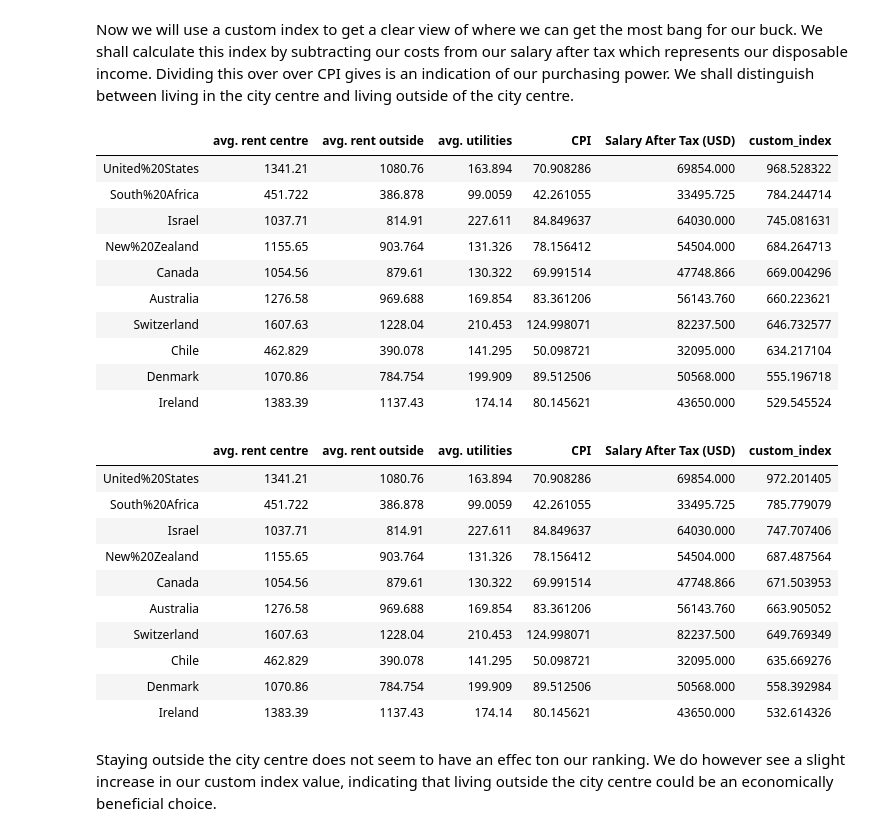
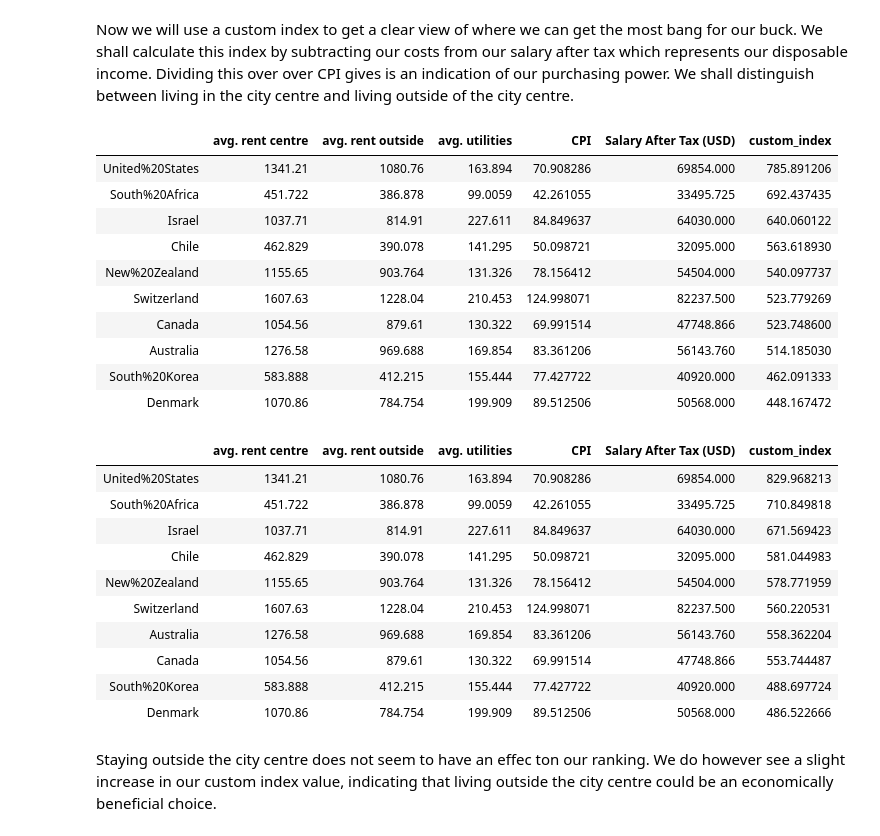
Before and after one commit to hendrikbaacke/Data-Madness, a Jupyter notebook: Income_and_Living_Prices__Data_Madness.ipynb, the cells around one changed output. Cells and saved outputs as stored; diff of their text form; code cells hidden in the pictures.

```diff
--- a/Income_and_Living_Prices__Data_Madness.ipynb
+++ b/Income_and_Living_Prices__Data_Madness.ipynb
@@ -1046,38 +1044,38 @@ Now we will use a custom index to get a clear view of where we can get the most
 # %%
 custom_index = []
 for i, country in enumerate(survey_countries) :
-    custom_index.append((df['Salary After Tax (USD)'].iloc[i] - (df['avg. rent centre'].iloc[i] - df['avg. utilities'].iloc[i]))/df['CPI'].iloc[i])
+    custom_index.append((df['Salary After Tax (USD)'].iloc[i] - (df['avg. rent centre'].iloc[i]*12 - df['avg. utilities'].iloc[i]*12))/df['CPI'].iloc[i])
 df['custom_index'] = custom_index
 df.sort_values(by= 'custom_index', ascending=False)[:10]
 # %% [output]
 |  | avg. rent centre | avg. rent outside | avg. utilities | CPI | Salary After Tax (USD) | custom_index |
-| United%20States | 1341.21 | 1080.76 | 163.894 | 70.908286 | 69854.000 | 968.528322 |
-| South%20Africa | 451.722 | 386.878 | 99.0059 | 42.261055 | 33495.725 | 784.244714 |
-| Israel | 1037.71 | 814.91 | 227.611 | 84.849637 | 64030.000 | 745.081631 |
-| New%20Zealand | 1155.65 | 903.764 | 131.326 | 78.156412 | 54504.000 | 684.264713 |
-| Canada | 1054.56 | 879.61 | 130.322 | 69.991514 | 47748.866 | 669.004296 |
-| Australia | 1276.58 | 969.688 | 169.854 | 83.361206 | 56143.760 | 660.223621 |
-| Switzerland | 1607.63 | 1228.04 | 210.453 | 124.998071 | 82237.500 | 646.732577 |
-| Chile | 462.829 | 390.078 | 141.295 | 50.098721 | 32095.000 | 634.217104 |
-| Denmark | 1070.86 | 784.754 | 199.909 | 89.512506 | 50568.000 | 555.196718 |
-| Ireland | 1383.39 | 1137.43 | 174.14 | 80.145621 | 43650.000 | 529.545524 |
+| United%20States | 1341.21 | 1080.76 | 163.894 | 70.908286 | 69854.000 | 785.891206 |
+| South%20Africa | 451.722 | 386.878 | 99.0059 | 42.261055 | 33495.725 | 692.437435 |
+| Israel | 1037.71 | 814.91 | 227.611 | 84.849637 | 64030.000 | 640.060122 |
+| Chile | 462.829 | 390.078 | 141.295 | 50.098721 | 32095.000 | 563.618930 |
+| New%20Zealand | 1155.65 | 903.764 | 131.326 | 78.156412 | 54504.000 | 540.097737 |
+| Switzerland | 1607.63 | 1228.04 | 210.453 | 124.998071 | 82237.500 | 523.779269 |
+| Canada | 1054.56 | 879.61 | 130.322 | 69.991514 | 47748.866 | 523.748600 |
+| Australia | 1276.58 | 969.688 | 169.854 | 83.361206 | 56143.760 | 514.185030 |
+| South%20Korea | 583.888 | 412.215 | 155.444 | 77.427722 | 40920.000 | 462.091333 |
+| Denmark | 1070.86 | 784.754 | 199.909 | 89.512506 | 50568.000 | 448.167472 |
 # %%
 custom_index = []
 for i, country in enumerate(survey_countries) :
-    custom_index.append((df['Salary After Tax (USD)'].iloc[i] - (df['avg. rent outside'].iloc[i] - df['avg. utilities'].iloc[i]))/df['CPI'].iloc[i])
+    custom_index.append((df['Salary After Tax (USD)'].iloc[i] - (df['avg. rent outside'].iloc[i]*12 - df['avg. utilities'].iloc[i]*12))/df['CPI'].iloc[i])
 df['custom_index'] = custom_index
 df.sort_values(by= 'custom_index', ascending=False)[:10]
 # %% [output]
 |  | avg. rent centre | avg. rent outside | avg. utilities | CPI | Salary After Tax (USD) | custom_index |
-| United%20States | 1341.21 | 1080.76 | 163.894 | 70.908286 | 69854.000 | 972.201405 |
-| South%20Africa | 451.722 | 386.878 | 99.0059 | 42.261055 | 33495.725 | 785.779079 |
-| Israel | 1037.71 | 814.91 | 227.611 | 84.849637 | 64030.000 | 747.707406 |
-| New%20Zealand | 1155.65 | 903.764 | 131.326 | 78.156412 | 54504.000 | 687.487564 |
-| Canada | 1054.56 | 879.61 | 130.322 | 69.991514 | 47748.866 | 671.503953 |
-| Australia | 1276.58 | 969.688 | 169.854 | 83.361206 | 56143.760 | 663.905052 |
-| Switzerland | 1607.63 | 1228.04 | 210.453 | 124.998071 | 82237.500 | 649.769349 |
-| Chile | 462.829 | 390.078 | 141.295 | 50.098721 | 32095.000 | 635.669276 |
-| Denmark | 1070.86 | 784.754 | 199.909 | 89.512506 | 50568.000 | 558.392984 |
-| Ireland | 1383.39 | 1137.43 | 174.14 | 80.145621 | 43650.000 | 532.614326 |
+| United%20States | 1341.21 | 1080.76 | 163.894 | 70.908286 | 69854.000 | 829.968213 |
+| South%20Africa | 451.722 | 386.878 | 99.0059 | 42.261055 | 33495.725 | 710.849818 |
+| Israel | 1037.71 | 814.91 | 227.611 | 84.849637 | 64030.000 | 671.569423 |
+| Chile | 462.829 | 390.078 | 141.295 | 50.098721 | 32095.000 | 581.044983 |
+| New%20Zealand | 1155.65 | 903.764 | 131.326 | 78.156412 | 54504.000 | 578.771959 |
+| Switzerland | 1607.63 | 1228.04 | 210.453 | 124.998071 | 82237.500 | 560.220531 |
+| Australia | 1276.58 | 969.688 | 169.854 | 83.361206 | 56143.760 | 558.362204 |
+| Canada | 1054.56 | 879.61 | 130.322 | 69.991514 | 47748.866 | 553.744487 |
+| South%20Korea | 583.888 | 412.215 | 155.444 | 77.427722 | 40920.000 | 488.697724 |
+| Denmark | 1070.86 | 784.754 | 199.909 | 89.512506 | 50568.000 | 486.522666 |
 # %% [markdown]
 Staying outside the city centre does not seem to have an effec ton our ranking. We do however see a slight increase in our custom index value, indicating that living outside the city centre could be an economically beneficial choice.
```
Also changed, not shown: parts of 12 cells of this notebook.
